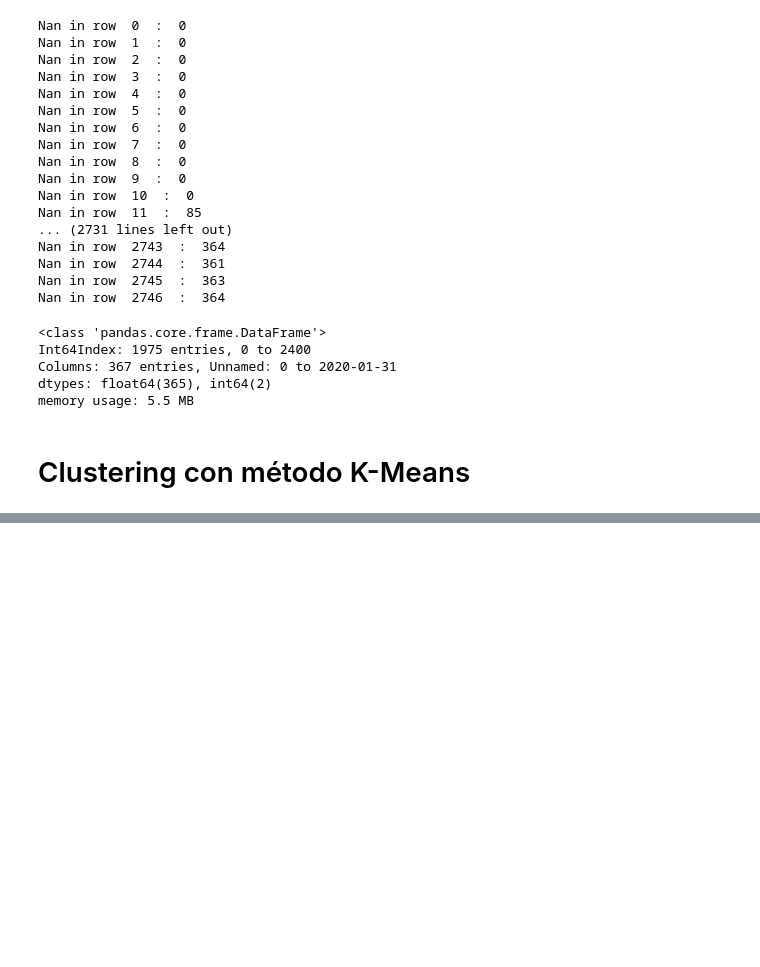
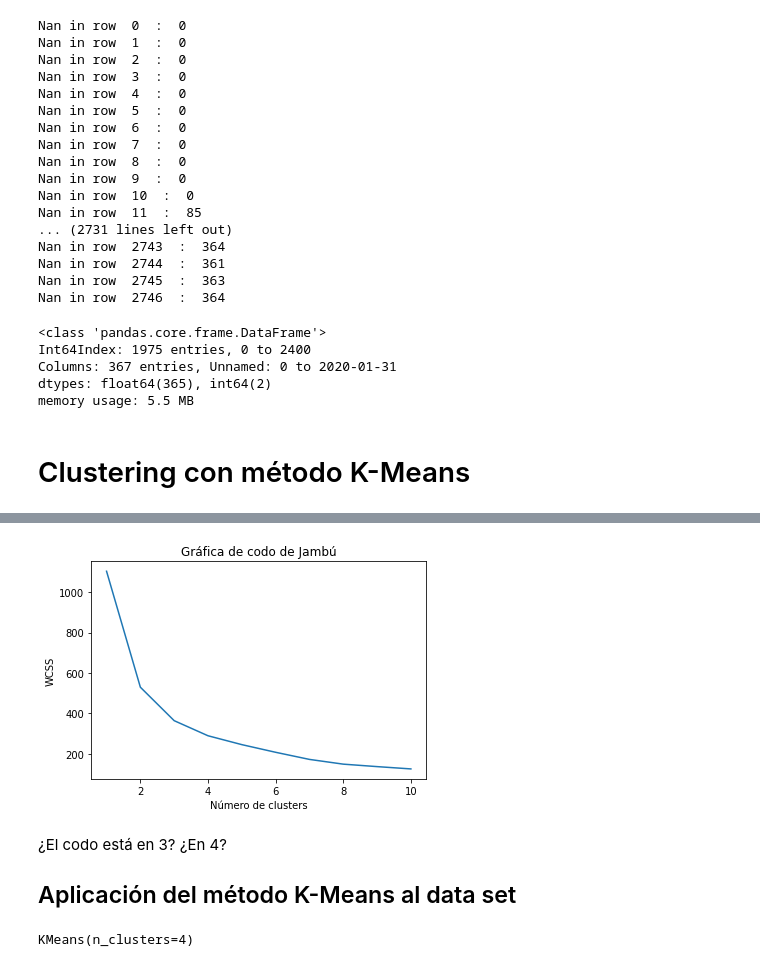
Before and after one commit to sgavela/water_footprint, a Jupyter notebook: statistical_analysis/cluster.ipynb, the cells around one changed output, grey strips where cells are left out. Drawn from its saved outputs; the diff is of its cells as text; code cells hidden in the pictures; blank space fills up the shorter version.

Commit message:
cluster no nos dice nada

```diff
--- a/statistical_analysis/cluster.ipynb
+++ b/statistical_analysis/cluster.ipynb
@@ -71,0 +67,7 @@ df_nanless.head(10)
+# %%
+df_nanless = df_nanless.drop(['Unnamed: 0', 'ID'], axis = 1)
+# %%
+#Creo que no es necesario normalizar, porque las variables están en las mismas unidades,
+#no obstante procedemos, para acotar variables entre 0 y 1
+df_nanless_norm = (df_nanless - df_nanless.min()) / (df_nanless.max() - df_nanless.min())
+df_nanless_norm
@@ -71,0 +96,24 @@ df_nanless.head(10)
+# %%
+wcss = []
+
+for i in range (1, 11):
+    kmeans = KMeans(n_clusters = i, max_iter = 300)
+    kmeans.fit(df_nanless_norm)
+    wcss.append(kmeans.inertia_)
+# %%
+plt.plot(range(1, 11), wcss)
+plt.title("Gráfica de codo de Jambú")
+plt.xlabel("Número de clusters")
+plt.ylabel("WCSS") #WCSS es el indicador que nos dice cuán cerca están los individuos de un cluster, qué similares son
+plt.show()
+# %% [output]
+[figure, added]
+# %% [markdown]
+¿El codo está en 3? ¿En 4?
+
+## Aplicación del método K-Means al data set
+# %%
+cluster = KMeans(n_clusters = 4, max_iter = 300)
+cluster.fit(df_nanless_norm)
+# %% [output]
+KMeans(n_clusters=4)
```
Also changed, not shown: parts of 8 cells of this notebook.
